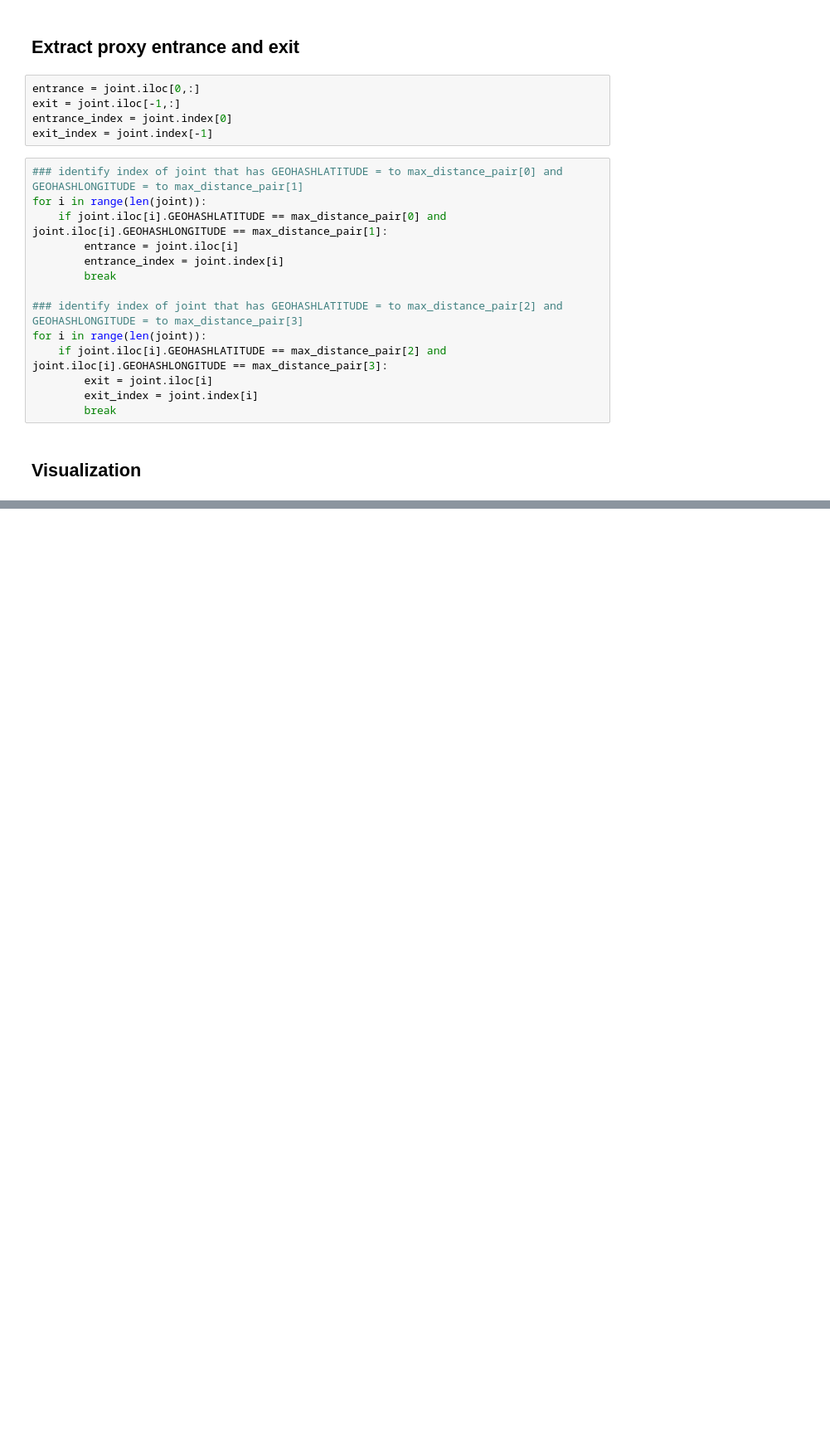
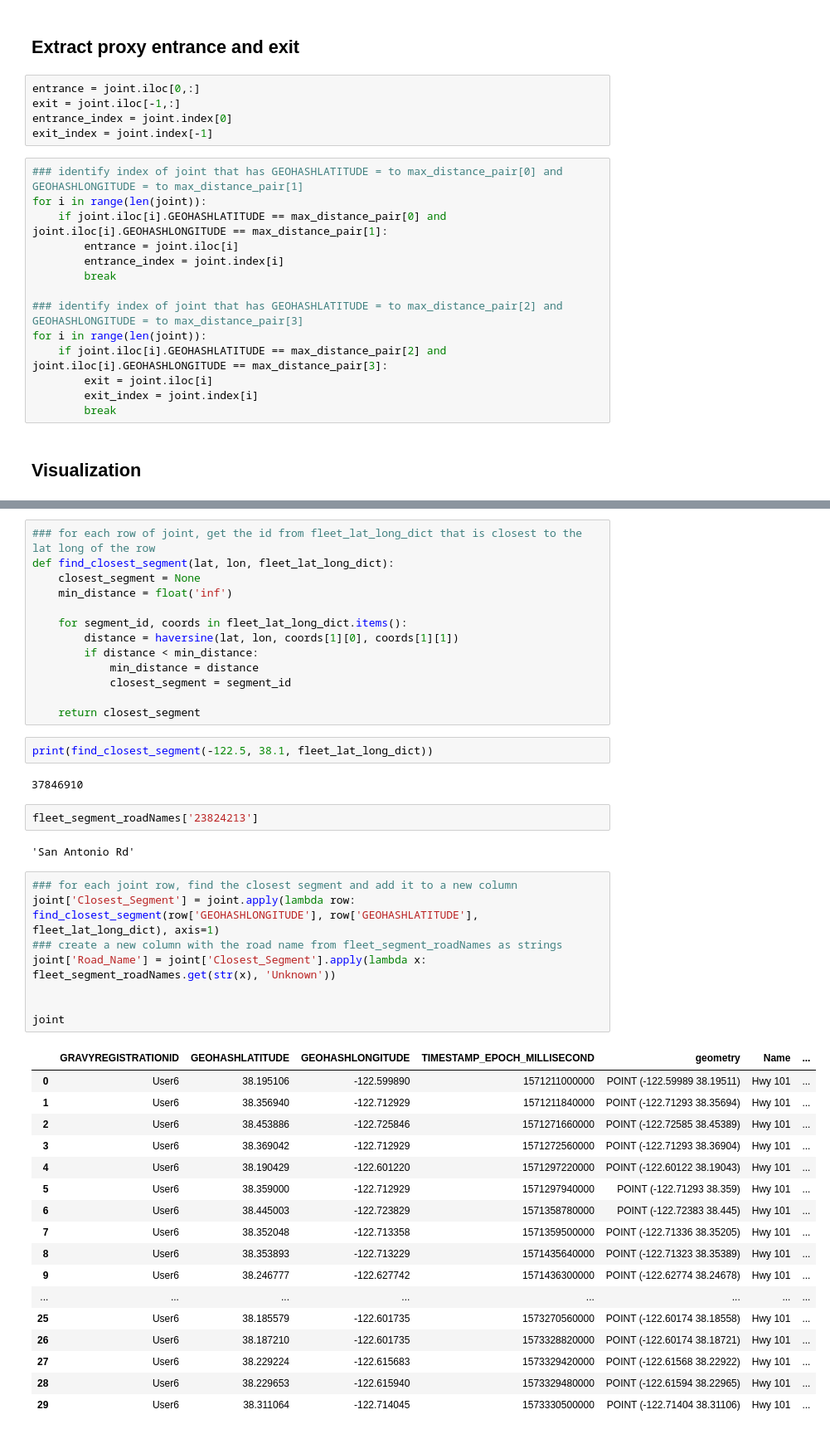
Before and after one commit to pfoytik/Highway-Routing-Data-Processing, a Jupyter notebook: Data_Extraction.ipynb, the cells around one changed output, grey strips where cells are left out. Shown at 83% size. Cells and saved outputs as stored; diff of their text form; blank space fills up the shorter version.

Commit message:
updated maping to fleet segments

```diff
--- a/Data_Extraction.ipynb
+++ b/Data_Extraction.ipynb
@@ -294,0 +368,47 @@ cx.add_basemap(ax)
+# %%
+### for each row of joint, get the id from fleet_lat_long_dict that is closest to the lat long of the row
+def find_closest_segment(lat, lon, fleet_lat_long_dict):
+    closest_segment = None
+    min_distance = float('inf')
+
+    for segment_id, coords in fleet_lat_long_dict.items():
+        distance = haversine(lat, lon, coords[1][0], coords[1][1])
+        if distance < min_distance:
+            min_distance = distance
+            closest_segment = segment_id
+
+    return closest_segment
+# %%
+print(find_closest_segment(-122.5, 38.1, fleet_lat_long_dict))
+# %% [output]
+37846910
+# %%
+fleet_segment_roadNames['23824213']
+# %% [output]
+'San Antonio Rd'
+# %%
+### for each joint row, find the closest segment and add it to a new column
+joint['Closest_Segment'] = joint.apply(lambda row: find_closest_segment(row['GEOHASHLONGITUDE'], row['GEOHASHLATITUDE'], fleet_lat_long_dict), axis=1)
+### create a new column with the road name from fleet_segment_roadNames as strings
+joint['Road_Name'] = joint['Closest_Segment'].apply(lambda x: fleet_segment_roadNames.get(str(x), 'Unknown'))
+
+
+joint
+# %% [output]
+|  | GRAVYREGISTRATIONID | GEOHASHLATITUDE | GEOHASHLONGITUDE | TIMESTAMP_EPOCH_MILLISECOND | geometry | Name | ... |
+| 0 | User6 | 38.195106 | -122.599890 | 1571211000000 | POINT (-122.59989 38.19511) | Hwy 101 | ... |
+| 1 | User6 | 38.356940 | -122.712929 | 1571211840000 | POINT (-122.71293 38.35694) | Hwy 101 | ... |
+| 2 | User6 | 38.453886 | -122.725846 | 1571271660000 | POINT (-122.72585 38.45389) | Hwy 101 | ... |
+| 3 | User6 | 38.369042 | -122.712929 | 1571272560000 | POINT (-122.71293 38.36904) | Hwy 101 | ... |
+| 4 | User6 | 38.190429 | -122.601220 | 1571297220000 | POINT (-122.60122 38.19043) | Hwy 101 | ... |
+| 5 | User6 | 38.359000 | -122.712929 | 1571297940000 | POINT (-122.71293 38.359) | Hwy 101 | ... |
+| 6 | User6 | 38.445003 | -122.723829 | 1571358780000 | POINT (-122.72383 38.445) | Hwy 101 | ... |
+| 7 | User6 | 38.352048 | -122.713358 | 1571359500000 | POINT (-122.71336 38.35205) | Hwy 101 | ... |
+| 8 | User6 | 38.353893 | -122.713229 | 1571435640000 | POINT (-122.71323 38.35389) | Hwy 101 | ... |
+| 9 | User6 | 38.246777 | -122.627742 | 1571436300000 | POINT (-122.62774 38.24678) | Hwy 101 | ... |
+| ... | ... | ... | ... | ... | ... | ... | ... |
+| 25 | User6 | 38.185579 | -122.601735 | 1573270560000 | POINT (-122.60174 38.18558) | Hwy 101 | ... |
+| 26 | User6 | 38.187210 | -122.601735 | 1573328820000 | POINT (-122.60174 38.18721) | Hwy 101 | ... |
+| 27 | User6 | 38.229224 | -122.615683 | 1573329420000 | POINT (-122.61568 38.22922) | Hwy 101 | ... |
+| 28 | User6 | 38.229653 | -122.615940 | 1573329480000 | POINT (-122.61594 38.22965) | Hwy 101 | ... |
+| 29 | User6 | 38.311064 | -122.714045 | 1573330500000 | POINT (-122.71404 38.31106) | Hwy 101 | ... |
```
Also changed, not shown: parts of 7 cells of this notebook.
